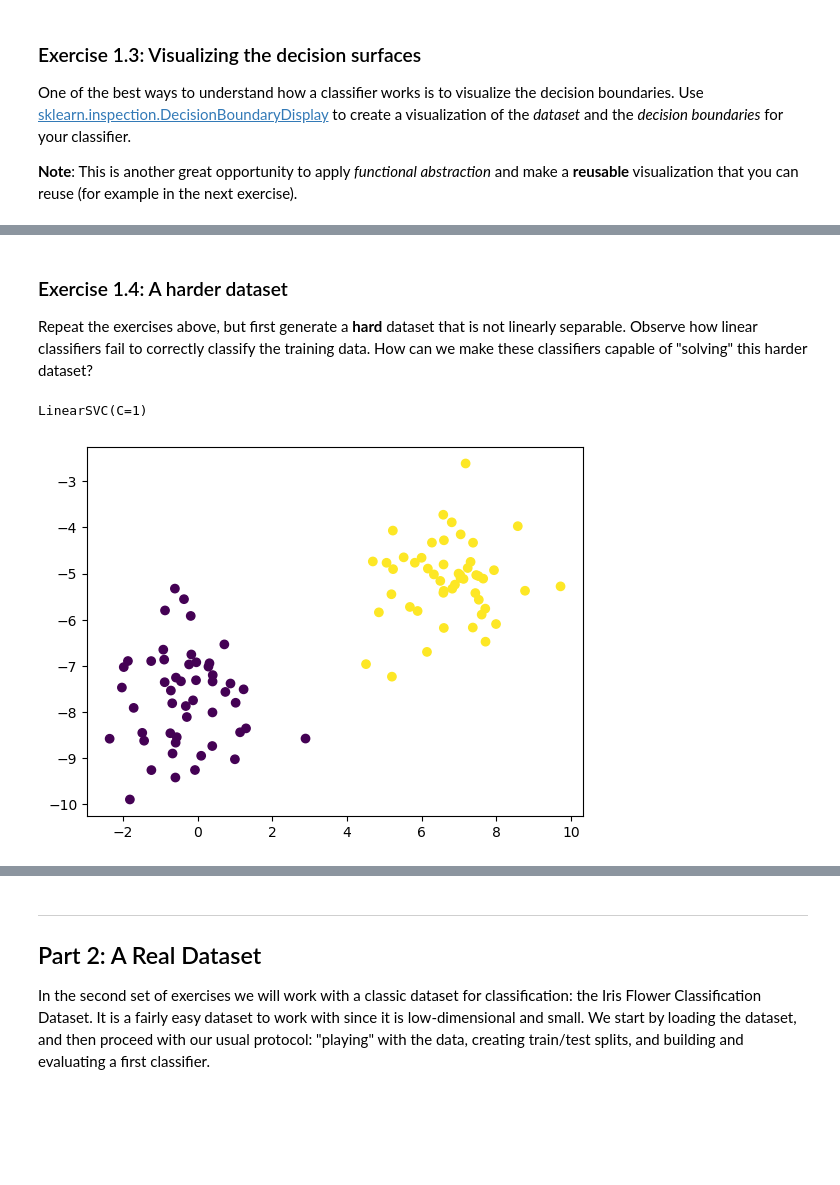
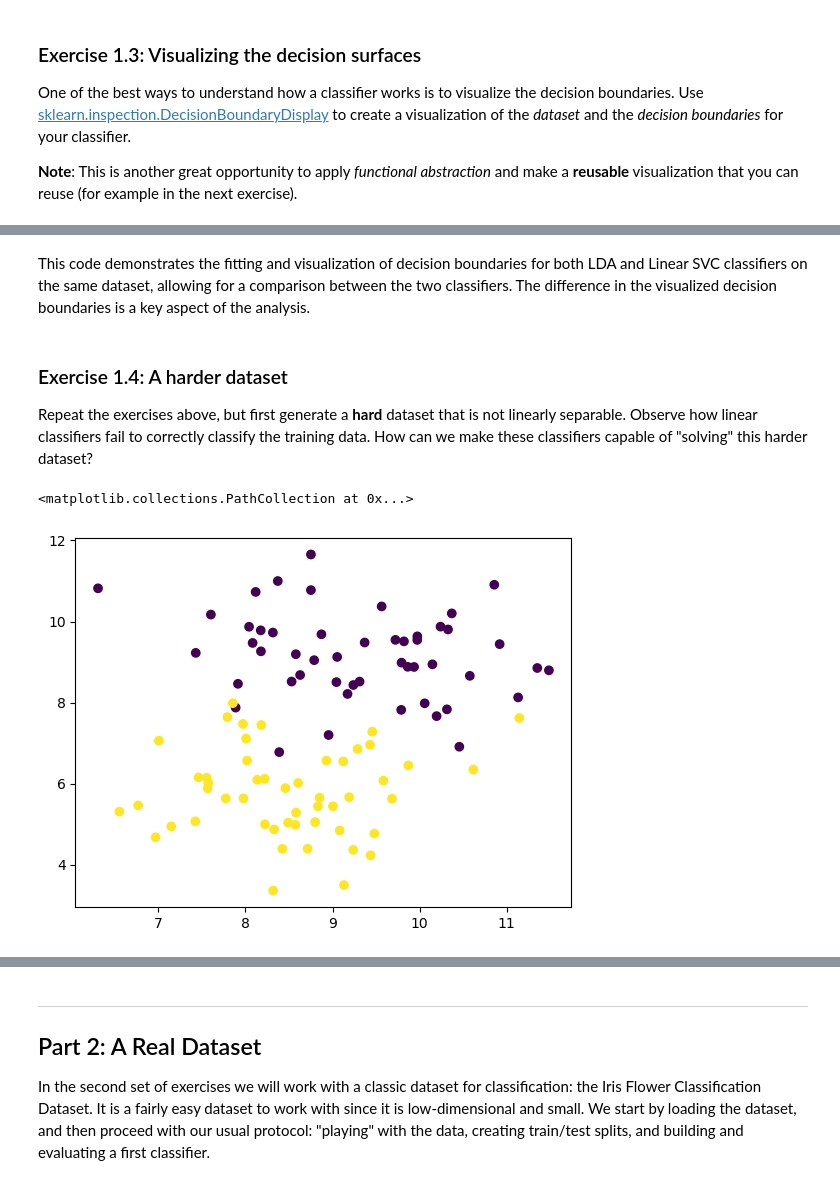
Before and after one commit to Pampaj7/FMLab, a Jupyter notebook: FML-Pampaloni-Classification.ipynb, the cells around one changed output, grey strips where cells are left out. Cells and saved outputs as stored; diff of their text form; code cells hidden in the pictures; blank space fills up the shorter version.

```diff
--- a/FML-Pampaloni-Classification.ipynb
+++ b/FML-Pampaloni-Classification.ipynb
@@ -105,21 +163,12 @@ plt.scatter(Xs_easy[:, 0], Xs_easy[:, 1], c=ys_easy, cmap="jet")
+# %% [markdown]
+This code demonstrates the fitting and visualization of decision boundaries for both LDA and Linear SVC classifiers on the same dataset, allowing for a comparison between the two classifiers. The difference in the visualized decision boundaries is a key aspect of the analysis.
 # %% [markdown]
 ### Exercise 1.4: A harder dataset
 
 Repeat the exercises above, but first generate a **hard** dataset that is not linearly separable. Observe how linear classifiers fail to correctly classify the training data. How can we make these classifiers capable of "solving" this harder dataset?
 # %%
-from sklearn.preprocessing import PolynomialFeatures
-mapper = PolynomialFeatures()
-Xs_mapped = mapper.fit_transform(Xs_easy)
-
-
-(Xs_easy, ys_easy) = make_blobs(n_samples=100, n_features=2, centers=2)
-plt.scatter(Xs_easy[:, 0], Xs_easy[:, 1], c=ys_easy)
-
-qdc = QuadraticDiscriminantAnalysis()
-qdc.fit(Xs_mapped, ys_easy)
-
-svc = LinearSVC( C = 1)
-svc.fit(Xs_mapped, ys_easy)
+(Xs_easy, ys_easy) = make_blobs(centers=2) # harddataset
+plt.scatter(Xs_easy[:,0], Xs_easy[:,1], c=ys_easy)
 # %% [output]
-LinearSVC(C=1)
+<matplotlib.collections.PathCollection at 0x...>
-[figure, old version]
+[figure, new version]
```
Also changed, not shown: parts of 70 cells of this notebook.
